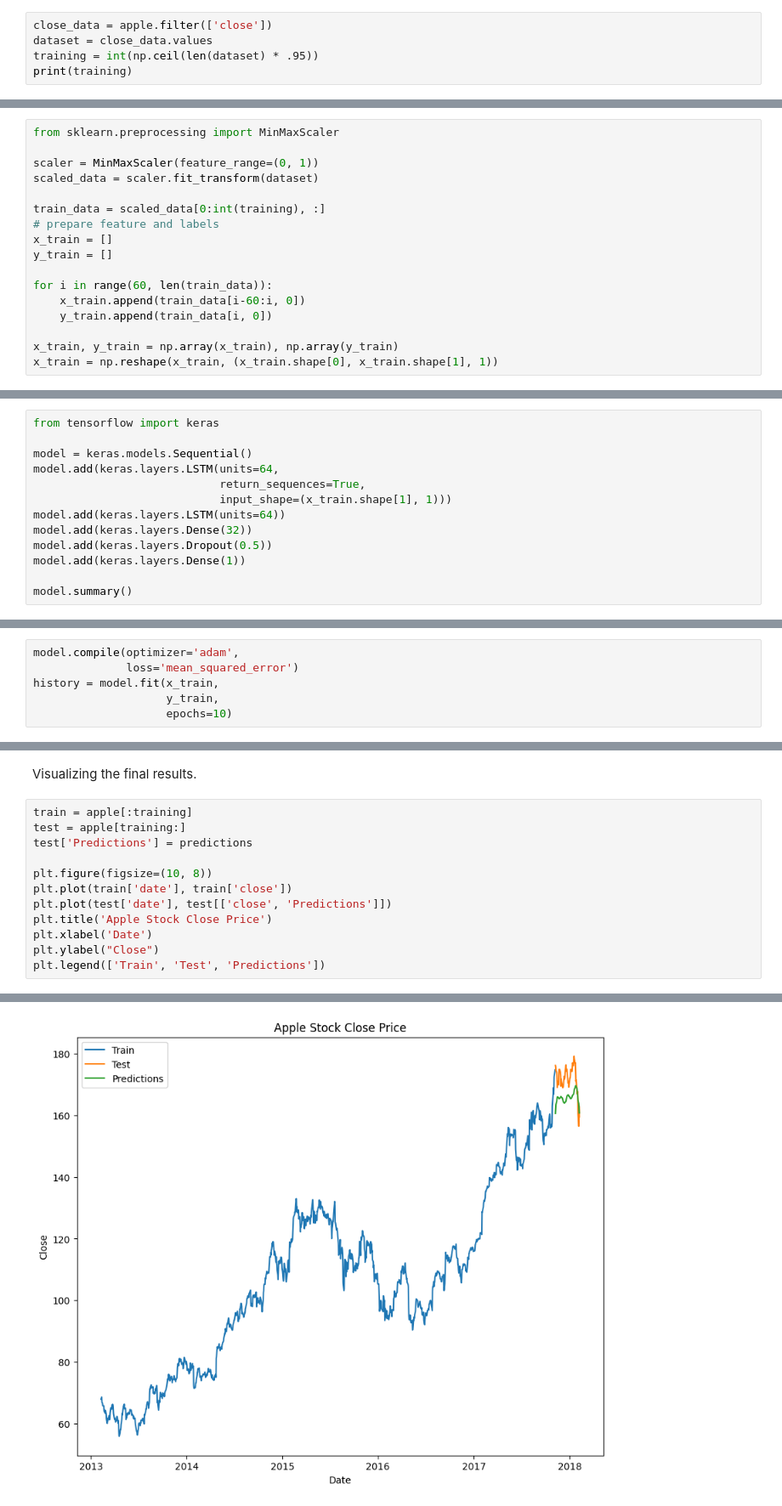
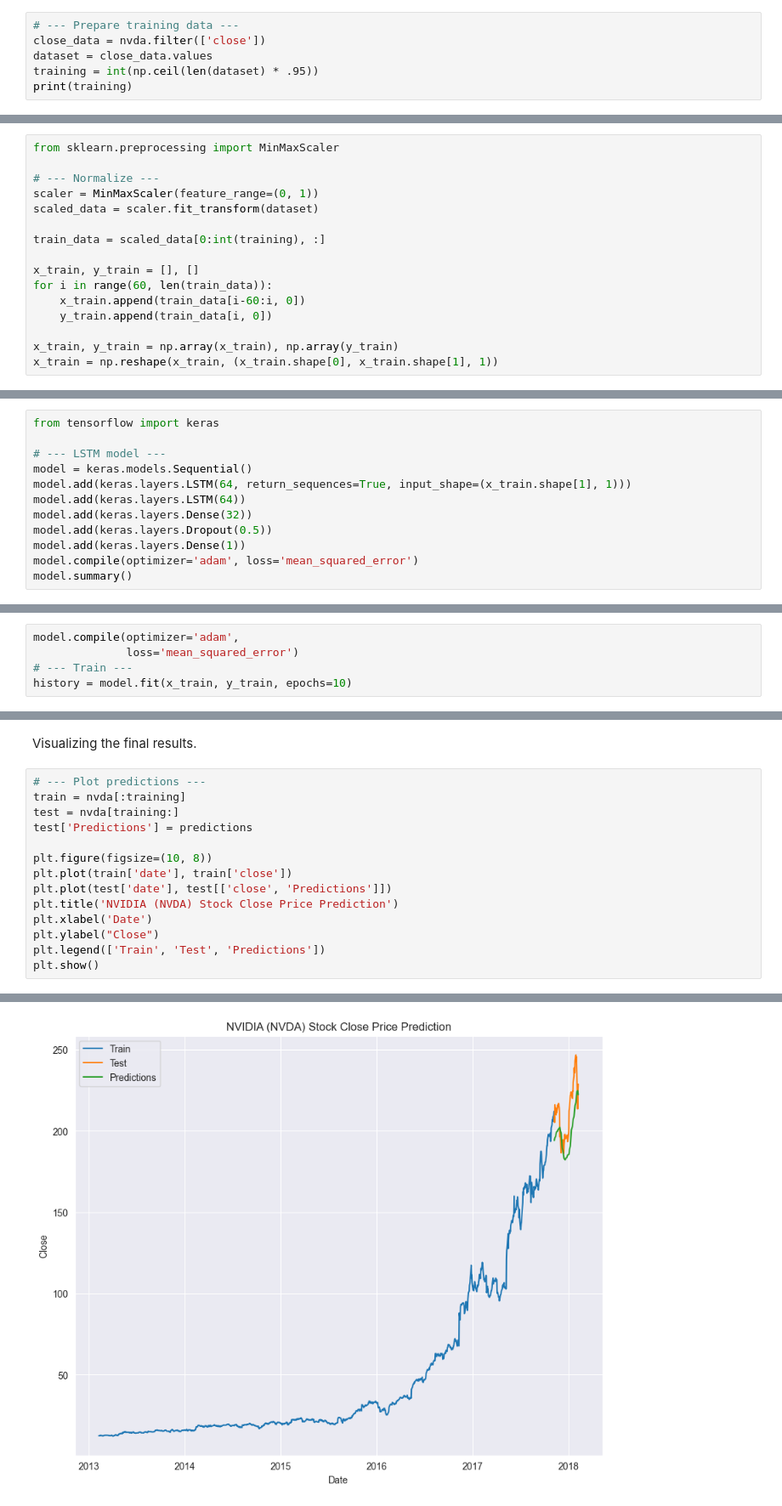
Before and after one commit to Zinb-NMK/Stock-Price-Prediction-_DNLP, a Jupyter notebook: Stock_Price_Prediction.ipynb, the cells around one changed output, grey strips where cells are left out. Shown at 85% size. Drawn from its saved outputs; the diff is of its cells as text.

Commit message:
Edited the Company Prediction Data.

```diff
--- a/Stock_Price_Prediction.ipynb
+++ b/Stock_Price_Prediction.ipynb
@@ -116,5 +119,6 @@ plt.show()
 # %%
-close_data = apple.filter(['close'])
+# --- Prepare training data ---
+close_data = nvda.filter(['close'])
 dataset = close_data.values
 training = int(np.ceil(len(dataset) * .95))
 print(training)
@@ -125,14 +129,13 @@ Applying scaling and preparing features and labels that are x_train and y_train.
 # %%
 from sklearn.preprocessing import MinMaxScaler
 
+# --- Normalize ---
 scaler = MinMaxScaler(feature_range=(0, 1))
 scaled_data = scaler.fit_transform(dataset)
 
 train_data = scaled_data[0:int(training), :]
-# prepare feature and labels
-x_train = []
-y_train = []
 
+x_train, y_train = [], []
 for i in range(60, len(train_data)):
     x_train.append(train_data[i-60:i, 0])
     y_train.append(train_data[i, 0])
@@ -144,14 +147,13 @@ Build LSTM network using TensorFlow
 # %%
 from tensorflow import keras
 
+# --- LSTM model ---
 model = keras.models.Sequential()
-model.add(keras.layers.LSTM(units=64,
-                            return_sequences=True,
-                            input_shape=(x_train.shape[1], 1)))
-model.add(keras.layers.LSTM(units=64))
+model.add(keras.layers.LSTM(64, return_sequences=True, input_shape=(x_train.shape[1], 1)))
+model.add(keras.layers.LSTM(64))
 model.add(keras.layers.Dense(32))
 model.add(keras.layers.Dropout(0.5))
 model.add(keras.layers.Dense(1))
-
+model.compile(optimizer='adam', loss='mean_squared_error')
 model.summary()
 # %% [output]
@@ -177,8 +179,7 @@ Model Compilation and Training
 # %%
 model.compile(optimizer='adam',
               loss='mean_squared_error')
-history = model.fit(x_train,
-                    y_train,
-                    epochs=10)
+# --- Train ---
+history = model.fit(x_train, y_train, epochs=10)
 # %% [output]
 Epoch 1/10
@@ -228,15 +230,17 @@ RMSE 5.840136403365278
 # %% [markdown]
 Visualizing the final results.
 # %%
-train = apple[:training]
-test = apple[training:]
+# --- Plot predictions ---
+train = nvda[:training]
+test = nvda[training:]
 test['Predictions'] = predictions
 
 plt.figure(figsize=(10, 8))
 plt.plot(train['date'], train['close'])
 plt.plot(test['date'], test[['close', 'Predictions']])
-plt.title('Apple Stock Close Price')
+plt.title('NVIDIA (NVDA) Stock Close Price Prediction')
 plt.xlabel('Date')
 plt.ylabel("Close")
 plt.legend(['Train', 'Test', 'Predictions'])
+plt.show()
 # %% [output]
@@ -244 +247 @@ plt.legend(['Train', 'Test', 'Predictions'])
-[figure, old version]
+[figure, new version]
```
Also changed, not shown: parts of 5 cells of this notebook.
